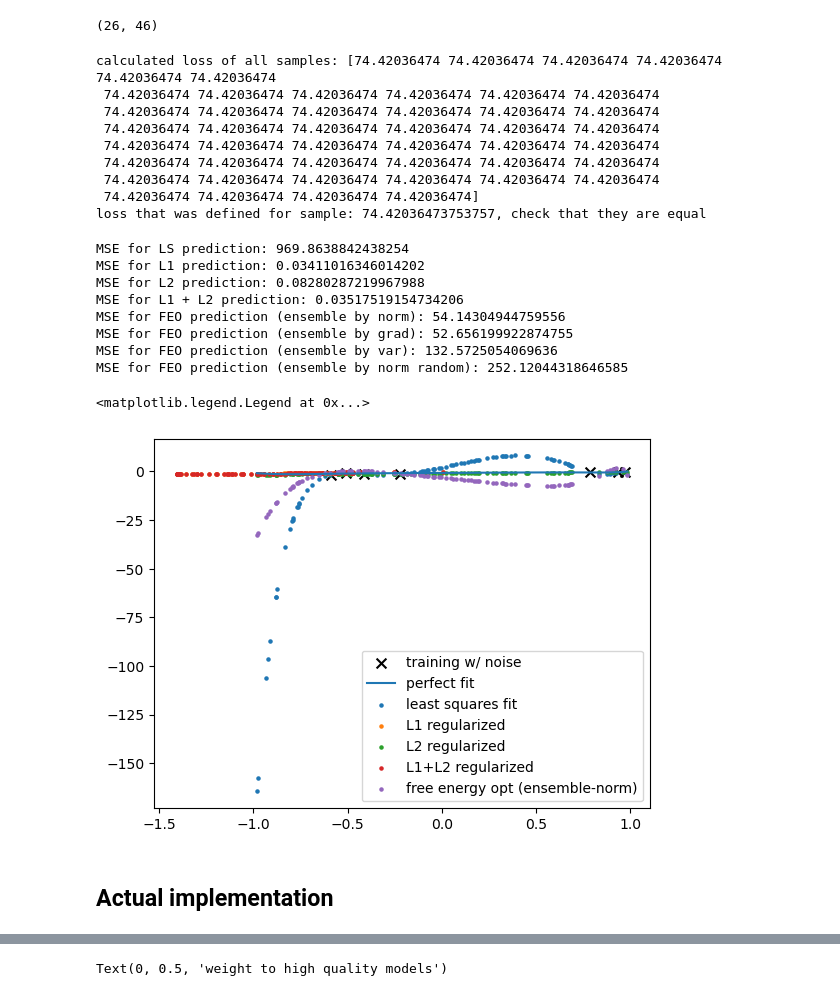
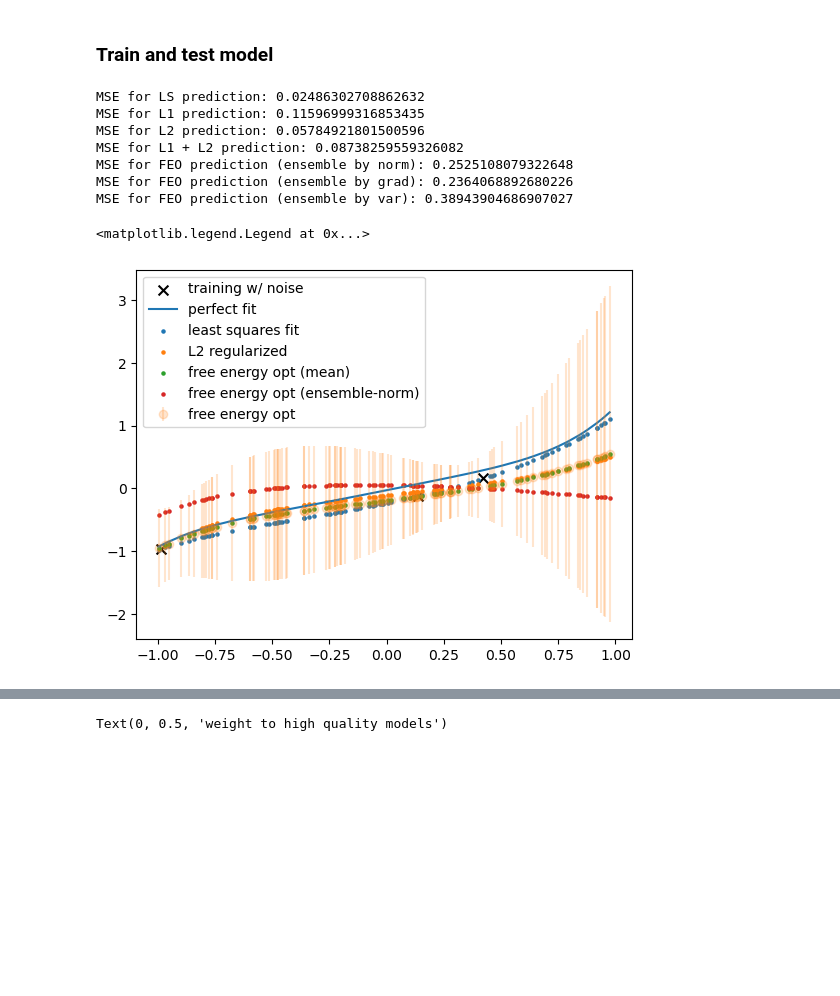
Before and after one commit to zhoutianxun/linear_regression_with_entropy, a Jupyter notebook: notebook.ipynb, the cells around one changed output, grey strips where cells are left out. Cells and saved outputs as stored; diff of their text form; code cells hidden in the pictures; blank space fills up the shorter version.

```diff
--- a/notebook.ipynb
+++ b/notebook.ipynb
@@ -156,11 +21,12 @@ class EnsembleModel:
 # m: number of samples
 # n: number of features
 
-m = 7
+m = 3
 variables = 1
-order = 25
+order = 5
 include_bias = True
-noise = 0.3
+#n = 5
+noise = 0.2
 
 if variables == 1:
     x, x_order1 = create_regression(m, variables, order, include_bias=include_bias, return_non_poly=True)
@@ -171,5 +37,6 @@ n = x.shape[1]
 theta_true = np.random.random((n ,1))*2-1
 y = x @ theta_true + np.random.normal(0, noise, (m, 1))
 
-print(f"m: {m}, n: {n}, DOF: {n-m}, rank: {np.linalg.matrix_rank(x)}, Nullspace cols: {nullspace(x).shape[1]}")
+
+print(f"Info about problem: \nm: {m}, n: {n}, DOF: {max(0, n-m)}, rank: {np.linalg.matrix_rank(x)}")
 # %% [output]
@@ -284,20 +44,0 @@ alpha_samples = (Q @ alpha_samples.T + theta_c)
-# %%
-# 5. transform from alpha back to theta
-theta_samples = Theta @ alpha_samples
-theta_samples.shape
-# %% [output]
-(26, 46)
-# %%
-# check that all theta_samples does indeed give the correct losses
-print(f"calculated loss of all samples: {np.sum((x @ theta_samples - y)**2, axis=0)}")
-print(f"loss that was defined for sample: {u_star}, check that they are equal")
-# %% [output]
-calculated loss of all samples: [74.42036474 74.42036474 74.42036474 74.42036474 74.42036474 74.42036474
- 74.42036474 74.42036474 74.42036474 74.42036474 74.42036474 74.42036474
- 74.42036474 74.42036474 74.42036474 74.42036474 74.42036474 74.42036474
- 74.42036474 74.42036474 74.42036474 74.42036474 74.42036474 74.42036474
- 74.42036474 74.42036474 74.42036474 74.42036474 74.42036474 74.42036474
- 74.42036474 74.42036474 74.42036474 74.42036474 74.42036474 74.42036474
- 74.42036474 74.42036474 74.42036474 74.42036474 74.42036474 74.42036474
- 74.42036474 74.42036474 74.42036474 74.42036474]
-loss that was defined for sample: 74.42036473753757, check that they are equal
@@ -324 +45,3 @@ if n == 3 and sample_n == 2:
+# %% [markdown]
+### Train and test model
 # %%
@@ -355,41 +102,43 @@ y_pred_L1L2 = elasticnet.predict(x_test)
 # %%
 print(f"MSE for LS prediction: {mean_squared_error(y_test, y_pred_LS)}")
 print(f"MSE for L1 prediction: {mean_squared_error(y_test, y_pred_L1)}")
 print(f"MSE for L2 prediction: {mean_squared_error(y_test, y_pred_L2)}")
 print(f"MSE for L1 + L2 prediction: {mean_squared_error(y_test, y_pred_L1L2)}")
 print(f"MSE for FEO prediction (ensemble by norm): {mean_squared_error(y_test, y_pred_FEO_ensemble1)}")
 print(f"MSE for FEO prediction (ensemble by grad): {mean_squared_error(y_test, y_pred_FEO_ensemble2)}")
 print(f"MSE for FEO prediction (ensemble by var): {mean_squared_error(y_test, y_pred_FEO_ensemble3)}")
-print(f"MSE for FEO prediction (ensemble by norm random): {mean_squared_error(y_test, y_pred_FEO_ensemble_rand)}")
 
+
+%matplotlib inline
 if variables == 1:
     plt.scatter(x_order1, y, s=50, marker='x', color='black', label='training w/ noise')
     x_test_order1_ind = np.argsort(x_test_order1.reshape(-1))
     plt.plot(x_test_order1[x_test_order1_ind], x_test[x_test_order1_ind] @ theta_true, label='perfect fit')
     plt.scatter(x_test_order1, y_pred_LS, s=5, label="least squares fit")
-    plt.scatter(y_test, y_pred_L1, s=5, label='L1 regularized')
+    #plt.scatter(y_test, y_pred_L1, s=5, label='L1 regularized')
     plt.scatter(x_test_order1, y_pred_L2, s=5, label='L2 regularized')
-    plt.scatter(y_test, y_pred_L1L2, s=5, label='L1+L2 regularized')
+    #plt.scatter(y_test, y_pred_L1L2, s=5, label='L1+L2 regularized')
+    plt.scatter(x_test_order1, np.mean(y_pred_FEO, axis=1), s=5, label="free energy opt (mean)")
     plt.scatter(x_test_order1, y_pred_FEO_ensemble1, s=5, label="free energy opt (ensemble-norm)")
+    plt.errorbar(x_test_order1, np.mean(y_pred_FEO, axis=1), yerr=np.std(y_pred_FEO, axis=1), fmt="o", alpha=0.2, label="free energy opt")
 else:
     plt.scatter(y, x @ theta_true, s=10, marker='x', color='black', label='training')
     plt.plot(y_test, y_test, label='perfect fit')
     plt.scatter(y_test, y_pred_LS, s=5, label="least squares fit")
-    plt.scatter(y_test, y_pred_L1, s=5, label='L1 regularized')
+    #plt.scatter(y_test, y_pred_L1, s=5, label='L1 regularized')
     plt.scatter(y_test, y_pred_L2, s=5, label='L2 regularized')
-    plt.scatter(y_test, y_pred_L1L2, s=5, label='L1+L2 regularized')
+    #plt.scatter(y_test, y_pred_L1L2, s=5, label='L1+L2 regularized')
+    plt.scatter(y_test, np.mean(y_pred_FEO, axis=1), s=5, label="free energy opt")
     plt.scatter(y_test, y_pred_FEO_ensemble1, s=5, label="free energy opt (ensemble)")
+    plt.errorbar(y_test, np.mean(y_pred_FEO, axis=1), yerr=np.std(y_pred_FEO, axis=1), fmt="o", alpha=0.2, label="free energy opt")
 plt.legend()
 # %% [output]
-MSE for LS prediction: 969.8638842438254
-MSE for L1 prediction: 0.03411016346014202
-MSE for L2 prediction: 0.08280287219967988
-MSE for L1 + L2 prediction: 0.03517519154734206
-MSE for FEO prediction (ensemble by norm): 54.14304944759556
-MSE for FEO prediction (ensemble by grad): 52.656199922874755
-MSE for FEO prediction (ensemble by var): 132.5725054069636
-MSE for FEO prediction (ensemble by norm random): 252.12044318646585
+MSE for LS prediction: 0.02486302708862632
+MSE for L1 prediction: 0.11596999316853435
+MSE for L2 prediction: 0.05784921801500596
+MSE for L1 + L2 prediction: 0.08738259559326082
+MSE for FEO prediction (ensemble by norm): 0.2525108079322648
+MSE for FEO prediction (ensemble by grad): 0.2364068892680226
+MSE for FEO prediction (ensemble by var): 0.38943904686907027
 <matplotlib.legend.Legend at 0x...>
-[figure, old version]
+[figure, new version]
-# %% [markdown]
-## Actual implementation
```
Also changed, not shown: parts of 39 cells of this notebook, 2 other files.
